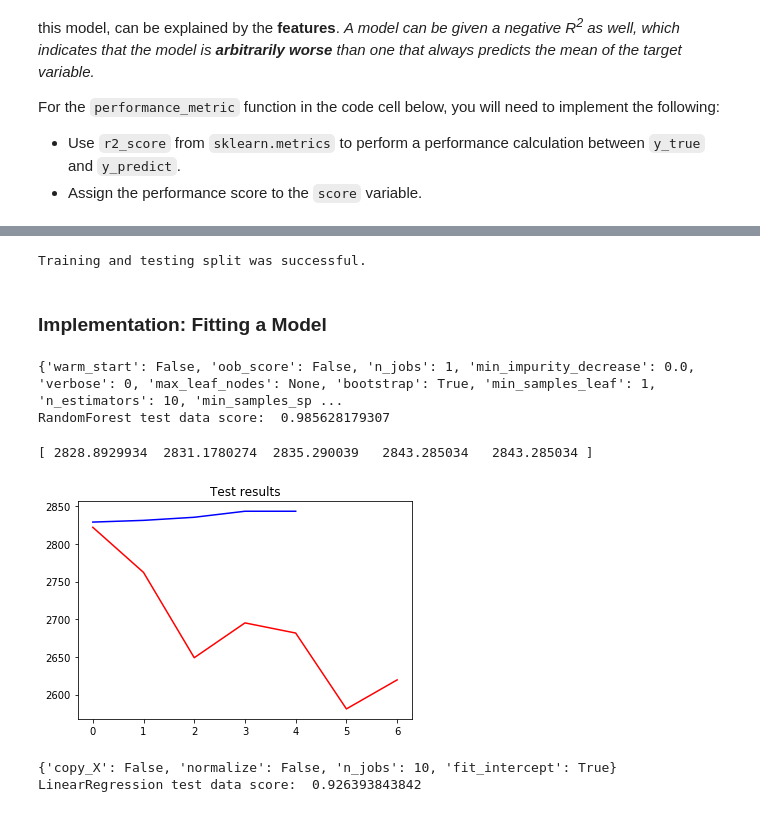
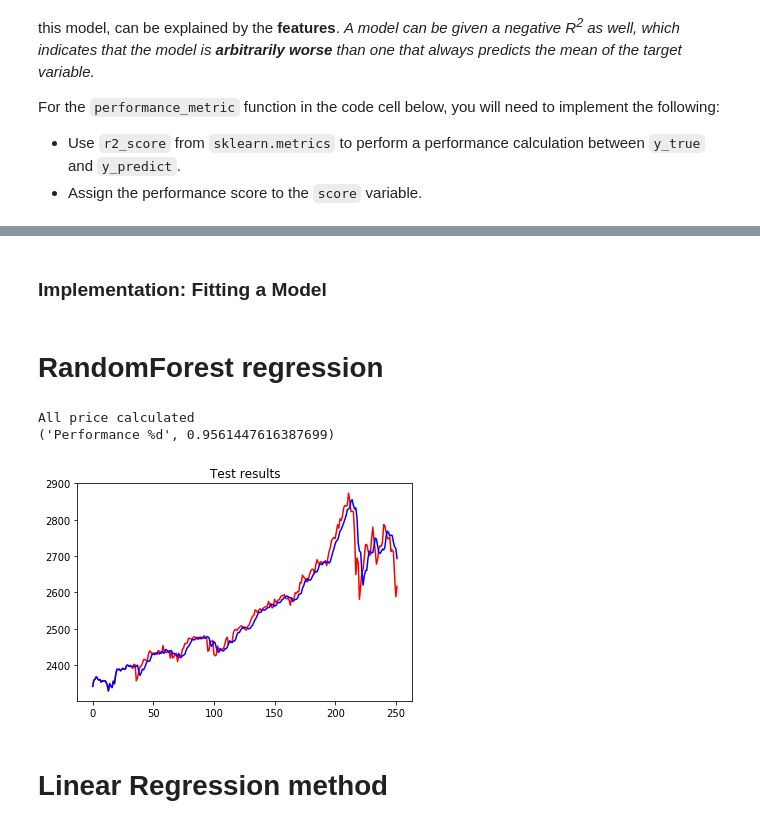
Before and after one commit to morozov-dmitry/ml-finance, a Jupyter notebook: src/ml/financial.ipynb, the cells around one changed output, grey strips where cells are left out. Drawn from its saved outputs; the diff is of its cells as text; code cells hidden in the pictures.

```diff
--- a/src/ml/financial.ipynb
+++ b/src/ml/financial.ipynb
@@ -234,28 +120,2 @@ For the code cell below, you will need to implement the following:
-# %%
-from sklearn import cross_validation
-
-X_train, X_test, y_train, y_test = cross_validation.train_test_split(featuresMy, prices, test_size=0.2, train_size=0.8, random_state=3)
-
-# Success
-print "Training and testing split was successful."
-# %% [output]
-Training and testing split was successful.
 # %% [markdown]
 ### Implementation: Fitting a Model
-# %%
-def test_results(historiacal, forecasted):
-
-    #Plot rolling statistics
-    plt.plot(historiacal, color='red', label='With rolling mean')
-    plt.plot(forecasted, color='blue', label='With rolling mean')
-    plt.title('Test results')
-    plt.show()
-# %%
-from sklearn.ensemble import RandomForestRegressor
-regr = RandomForestRegressor(random_state=0)
-regr.fit(X_train, y_train)
-print regr.get_params()
-print 'RandomForest test data score: ', regr.score(X_test, y_test)
-# %% [output]
-{'warm_start': False, 'oob_score': False, 'n_jobs': 1, 'min_impurity_decrease': 0.0, 'verbose': 0, 'max_leaf_nodes': None, 'bootstrap': True, 'min_samples_leaf': 1, 'n_estimators': 10, 'min_samples_sp ...
-RandomForest test data score:  0.985628179307
@@ -262,17 +151,39 @@ RandomForest test data score:  0.985628179307
+# %% [markdown]
+# RandomForest regression
+# %%
+from sklearn.ensemble import RandomForestRegressor
+from sklearn.metrics import r2_score, make_scorer
+from sklearn.model_selection import GridSearchCV
+from sklearn.cross_validation import ShuffleSplit
+
+Y_predict_RFR = np.copy(prices)
+prediction_window = 30
+
+for i in range(0, ds_length - prediction_window - 1):
+
+    # Get historical data for prediciton
+    localFeatures, localPrices = get_historical_data_slice(features, prices, i, prediction_window)
+
+    # Split train set
+    X_train, X_test, y_train, y_test = cross_validation.train_test_split(localFeatures, localPrices, test_size=0.2, train_size=0.8, random_state=3)
+
+    # Train model
+    regr = RandomForestRegressor(random_state=0)
+    regr.fit(X_train, y_train)
+
+    # Getting final prediction
+    Y_predict_RFR = get_prediction_data_slice(features, Y_predict_RFR, regr, i, prediction_window)
+
+
+print("All price calculated")
+print("Performance %d", performance_metric(prices, Y_predict_RFR))
+# %% [output]
+All price calculated
+('Performance %d', 0.9561447616387699)
 # %%
 # Trying to predict new valies
-Y_predict = regr.predict(X_forecast)
-print Y_predict
-test_results(prices_real, Y_predict)
+test_results(prices, Y_predict_RFR)
 # %% [output]
-[ 2828.8929934  2831.1780274  2835.290039   2843.285034   2843.285034 ]
-[figure, old version]
+[figure, new version]
-# %%
-from sklearn.linear_model import LinearRegression
-regr = LinearRegression(n_jobs=10,copy_X=False)
-regr.fit(X_train, y_train)
-print regr.get_params()
-print 'LinearRegression test data score: ', regr.score(X_test, y_test)
-# %% [output]
-{'copy_X': False, 'normalize': False, 'n_jobs': 10, 'fit_intercept': True}
-LinearRegression test data score:  0.926393843842
+# %% [markdown]
+# Linear Regression method
```
Also changed, not shown: parts of 34 cells of this notebook, 10 other files.
